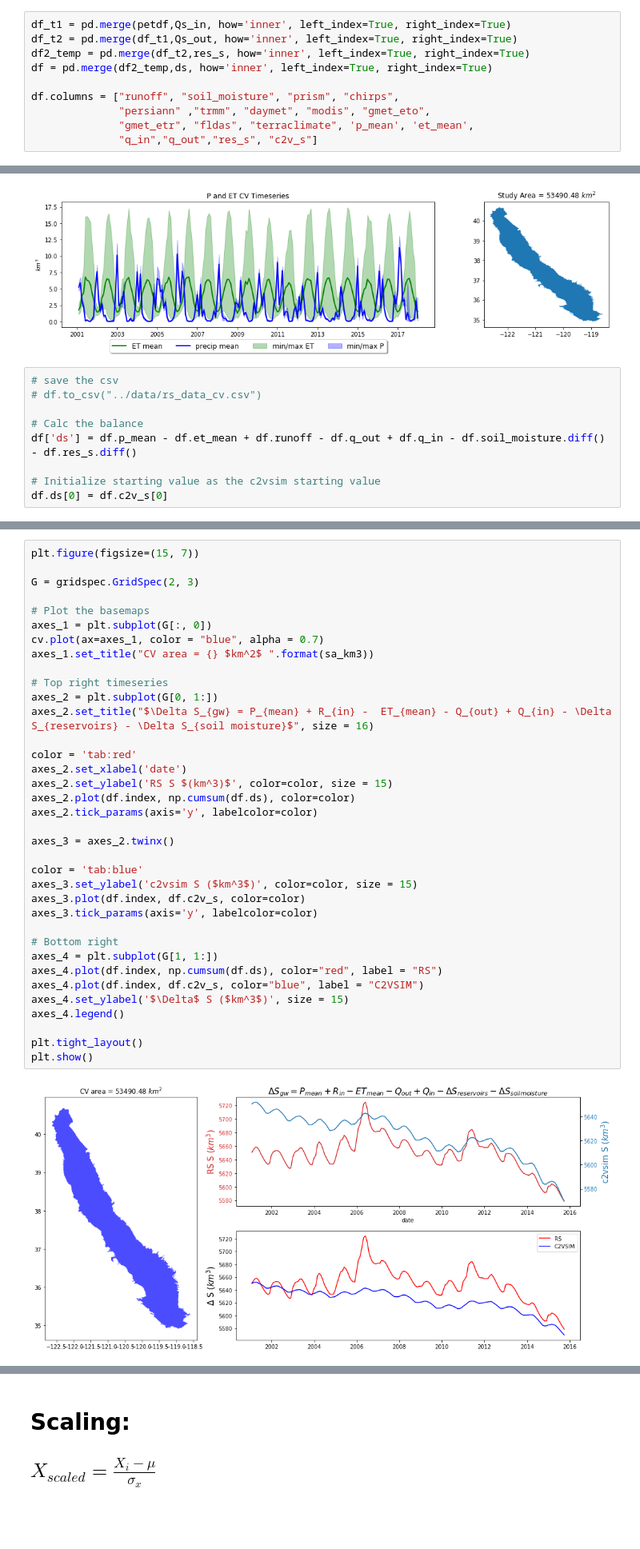
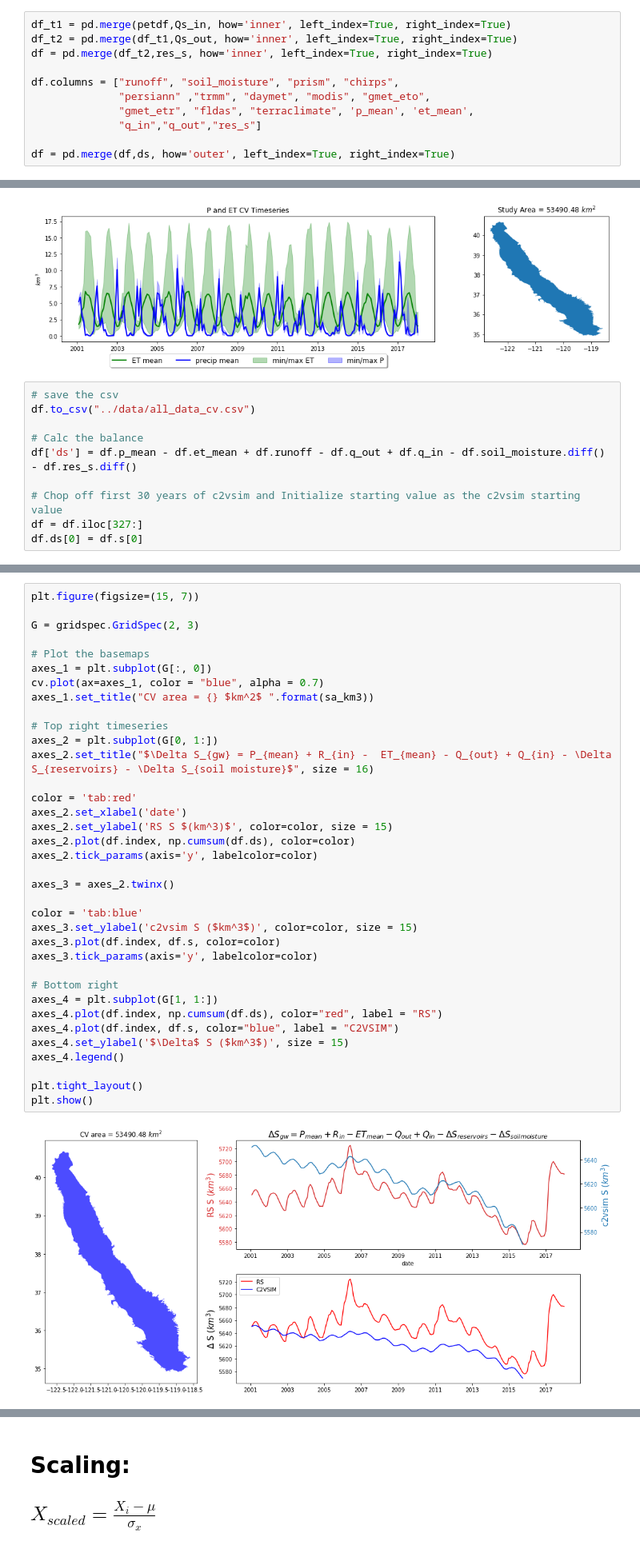
Before and after one commit to kashingtonDC/cvwbm, a Jupyter notebook: code/cvwb_fin.ipynb, the cells around one changed output, grey strips where cells are left out. Shown at 80% size. Cells and saved outputs as stored; diff of their text form; blank space fills up the shorter version.

```diff
--- a/code/cvwb_fin.ipynb
+++ b/code/cvwb_fin.ipynb
@@ -238,13 +238,14 @@ petdf.index = dt_idx
 # %%
 df_t1 = pd.merge(petdf,Qs_in, how='inner', left_index=True, right_index=True)
 df_t2 = pd.merge(df_t1,Qs_out, how='inner', left_index=True, right_index=True)
-df2_temp = pd.merge(df_t2,res_s, how='inner', left_index=True, right_index=True)
-df = pd.merge(df2_temp,ds, how='inner', left_index=True, right_index=True)
+df = pd.merge(df_t2,res_s, how='inner', left_index=True, right_index=True)
 
 df.columns = ["runoff", "soil_moisture", "prism", "chirps",
               "persiann" ,"trmm", "daymet", "modis", "gmet_eto",
               "gmet_etr", "fldas", "terraclimate", 'p_mean', 'et_mean',
-              "q_in","q_out","res_s", "c2v_s"]
+              "q_in","q_out","res_s"]
+
+df = pd.merge(df,ds, how='outer', left_index=True, right_index=True)
 # %%
 # Plot the ET Datasets
 
@@ -349,10 +350,11 @@ plt.show()
 [figure]
 # %%
 # save the csv
-# df.to_csv("../data/rs_data_cv.csv")
+df.to_csv("../data/all_data_cv.csv")
 
 # Calc the balance
 df['ds'] = df.p_mean - df.et_mean + df.runoff - df.q_out + df.q_in - df.soil_moisture.diff() - df.res_s.diff()
 
-# Initialize starting value as the c2vsim starting value
-df.ds[0] = df.c2v_s[0]
+# Chop off first 30 years of c2vsim and Initialize starting value as the c2vsim starting value
+df = df.iloc[327:]
+df.ds[0] = df.s[0]
@@ -364,33 +371,33 @@ G = gridspec.GridSpec(2, 3)
 # Plot the basemaps
 axes_1 = plt.subplot(G[:, 0])
 cv.plot(ax=axes_1, color = "blue", alpha = 0.7)
 axes_1.set_title("CV area = {} $km^2$ ".format(sa_km3))
 
 # Top right timeseries
 axes_2 = plt.subplot(G[0, 1:])
 axes_2.set_title("$\Delta S_{gw} = P_{mean} + R_{in} -  ET_{mean} - Q_{out} + Q_{in} - \Delta S_{reservoirs} - \Delta S_{soil moisture}$", size = 16)
 
 color = 'tab:red'
 axes_2.set_xlabel('date')
 axes_2.set_ylabel('RS S $(km^3)$', color=color, size = 15)
 axes_2.plot(df.index, np.cumsum(df.ds), color=color)
 axes_2.tick_params(axis='y', labelcolor=color)
 
 axes_3 = axes_2.twinx()
 
 color = 'tab:blue'
 axes_3.set_ylabel('c2vsim S ($km^3$)', color=color, size = 15)
-axes_3.plot(df.index, df.c2v_s, color=color)
+axes_3.plot(df.index, df.s, color=color)
 axes_3.tick_params(axis='y', labelcolor=color)
 
 # Bottom right
 axes_4 = plt.subplot(G[1, 1:])
 axes_4.plot(df.index, np.cumsum(df.ds), color="red", label = "RS")
-axes_4.plot(df.index, df.c2v_s, color="blue", label = "C2VSIM")
+axes_4.plot(df.index, df.s, color="blue", label = "C2VSIM")
 axes_4.set_ylabel('$\Delta$ S ($km^3$)', size = 15)
 axes_4.legend()
 
 plt.tight_layout()
 plt.show()
 # %% [output]
-[figure, old version]
+[figure, new version]
```
Also changed, not shown: parts of 15 cells of this notebook.
